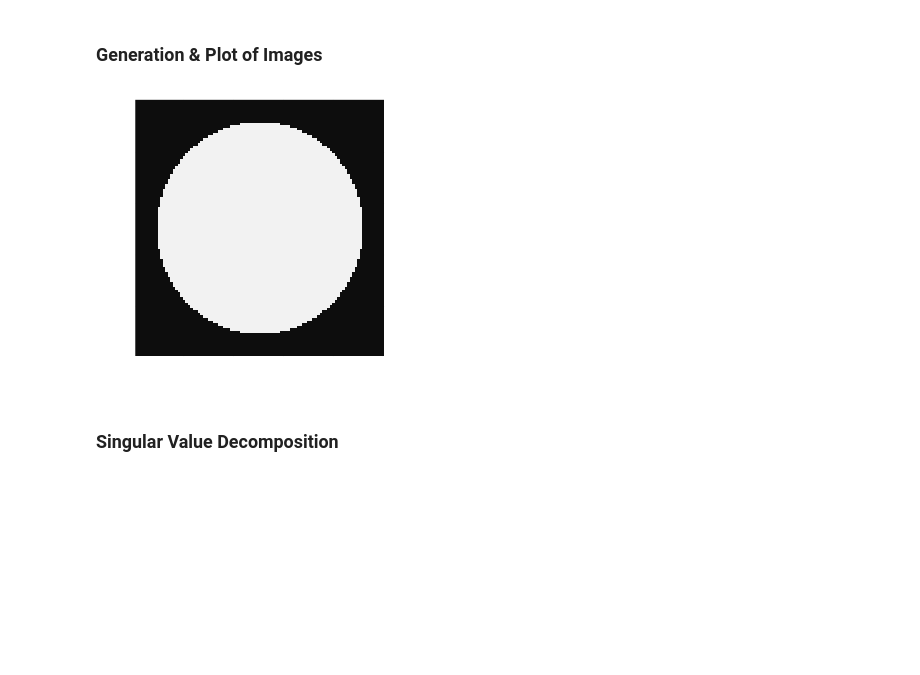
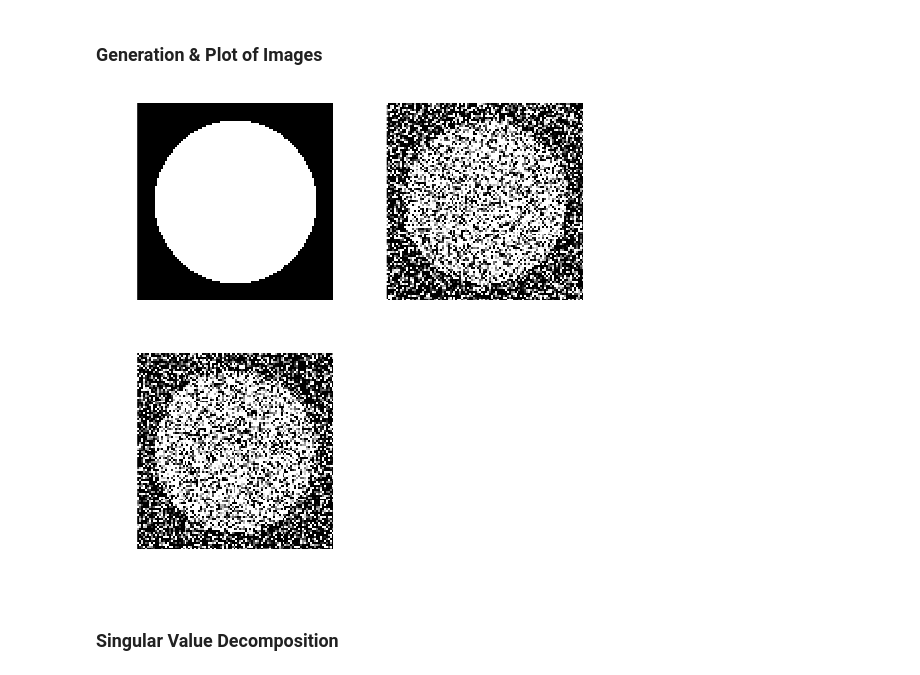
Before and after one commit to Nathan-Sanglier/MiniProjects, a Jupyter notebook: Image Processing/Image Denoising SVD.ipynb, the cells around one changed output. Cells and saved outputs as stored; diff of their text form; code cells hidden in the pictures; blank space fills up the shorter version.

Commit message:
FIX : display images

```diff
--- a/Image Processing/Image Denoising SVD.ipynb
+++ b/Image Processing/Image Denoising SVD.ipynb
@@ -55,11 +55,3 @@ array_noisy_img = zeros(height, width, nb_images)
 for i in 1:nb_images
     array_noisy_img[:, :, i] = generate_noisy_img(x, y, variance)
 end
-# %%
-init_img = f.(x', y)
-noisy_img_1 = array_noisy_img[:, :, 1]
-noisy_img_2 = array_noisy_img[:, :, 2]
-
-plot_img(init_img)
-# %% [output]
-[figure, removed]
@@ -69,5 +58,15 @@ plot_noisy_img_2 = plot_img(noisy_img_2)
+# %%
+init_img = f.(x', y)
+noisy_img_1 = array_noisy_img[:, :, 1]
+noisy_img_2 = array_noisy_img[:, :, 2]
+
+plot_init_img = plot(Gray.(init_img), size=(200, 200), border=:none)
+plot_noisy_img_1 = plot(Gray.(noisy_img_1), size=(200, 200), border=:none)
+plot_noisy_img_2 = plot(Gray.(noisy_img_2), size=(200, 200), border=:none);
 # %%
-plot(plot_init_img, plot_noisy_img_1, plot_noisy_img_2)
+plot(plot_init_img, plot_noisy_img_1, plot_noisy_img_2, size=(500, 500))
+# %% [output]
+[figure, added]
 # %% [markdown]
 ### Singular Value Decomposition
 # %%
```
Also changed, not shown: parts of 1 cell of this notebook.
